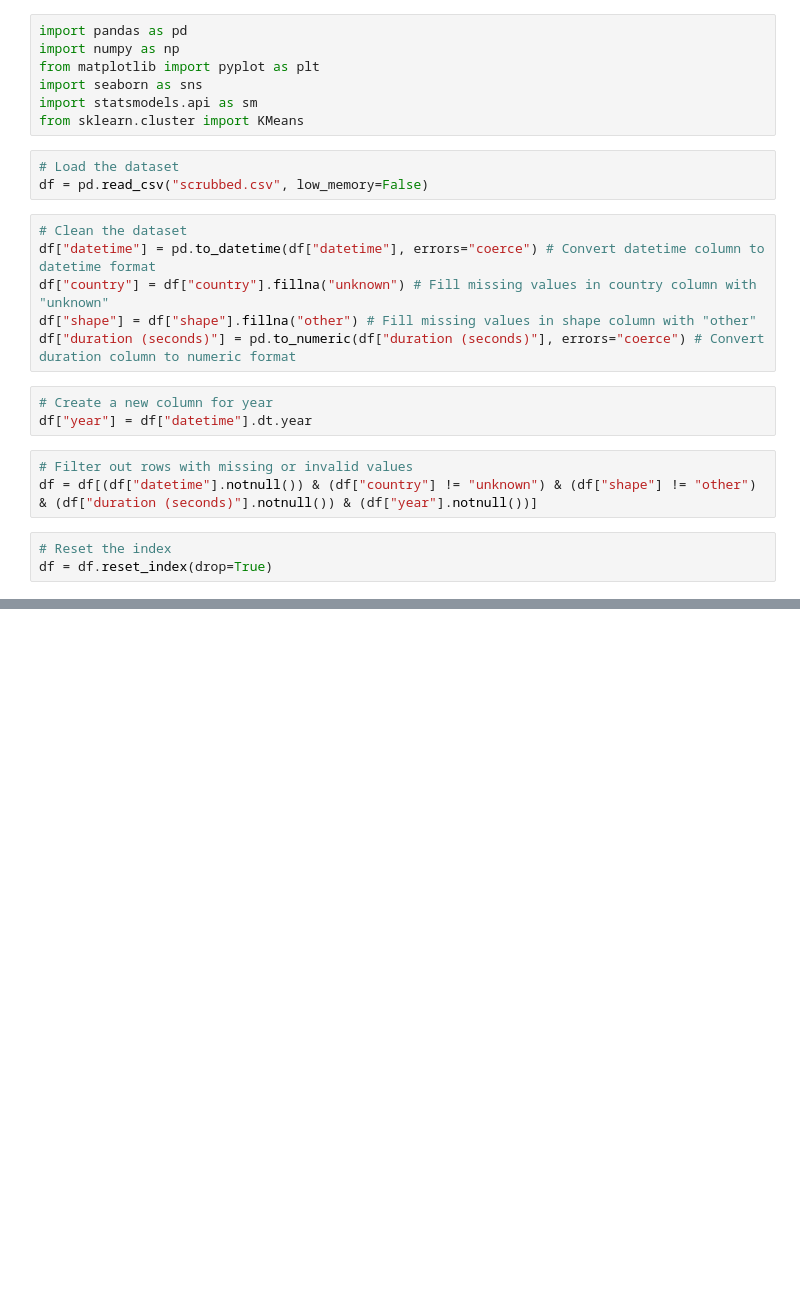
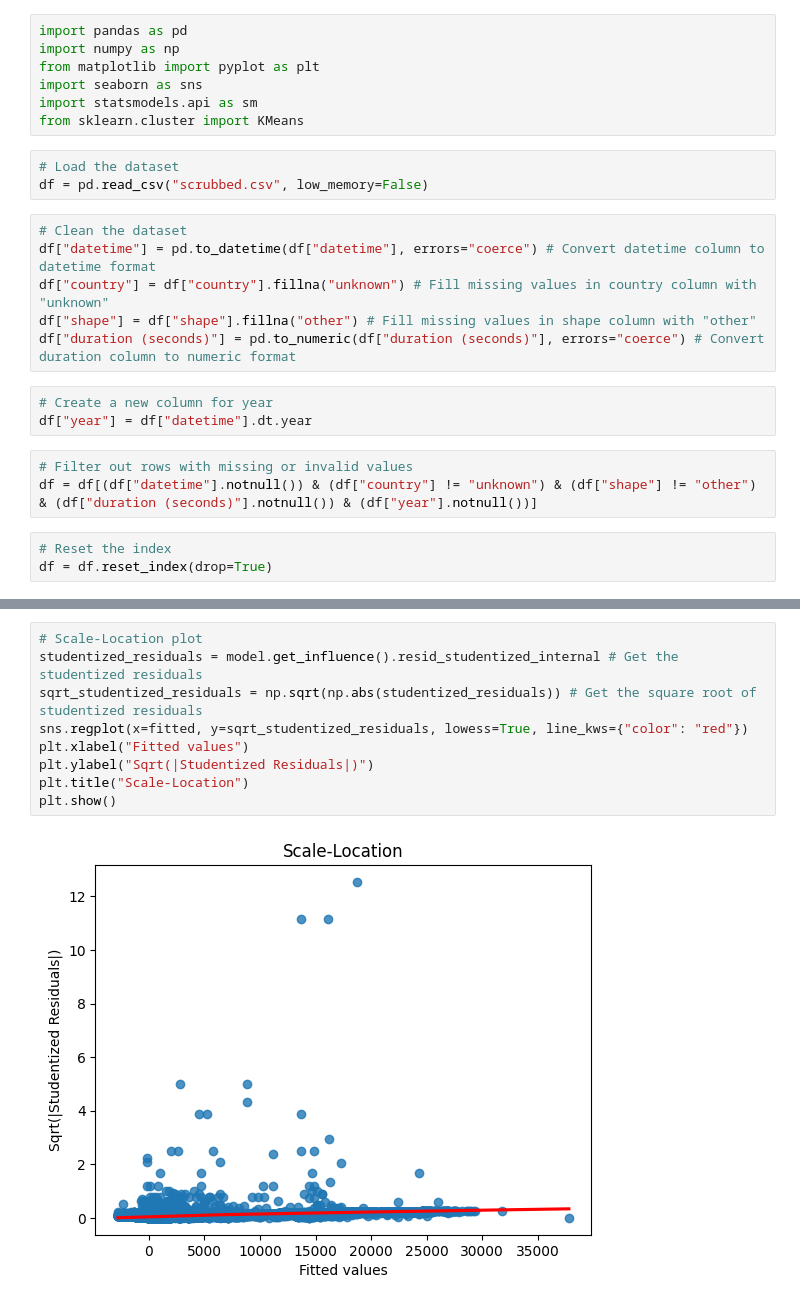
Before and after one commit to thechemist54/MSDS530-GCollab, a Jupyter notebook: UFOSIghtings.ipynb, the cells around one changed output, grey strips where cells are left out. Drawn from its saved outputs; the diff is of its cells as text; blank space fills up the shorter version.

```diff
--- a/UFOSIghtings.ipynb
+++ b/UFOSIghtings.ipynb
@@ -81,0 +145,11 @@ plt.show()
+# %%
+# Scale-Location plot
+studentized_residuals = model.get_influence().resid_studentized_internal # Get the studentized residuals
+sqrt_studentized_residuals = np.sqrt(np.abs(studentized_residuals)) # Get the square root of studentized residuals
+sns.regplot(x=fitted, y=sqrt_studentized_residuals, lowess=True, line_kws={"color": "red"})
+plt.xlabel("Fitted values")
+plt.ylabel("Sqrt(|Studentized Residuals|)")
+plt.title("Scale-Location")
+plt.show()
+# %% [output]
+[figure, added]
```
Also changed, not shown: parts of 18 cells of this notebook.
